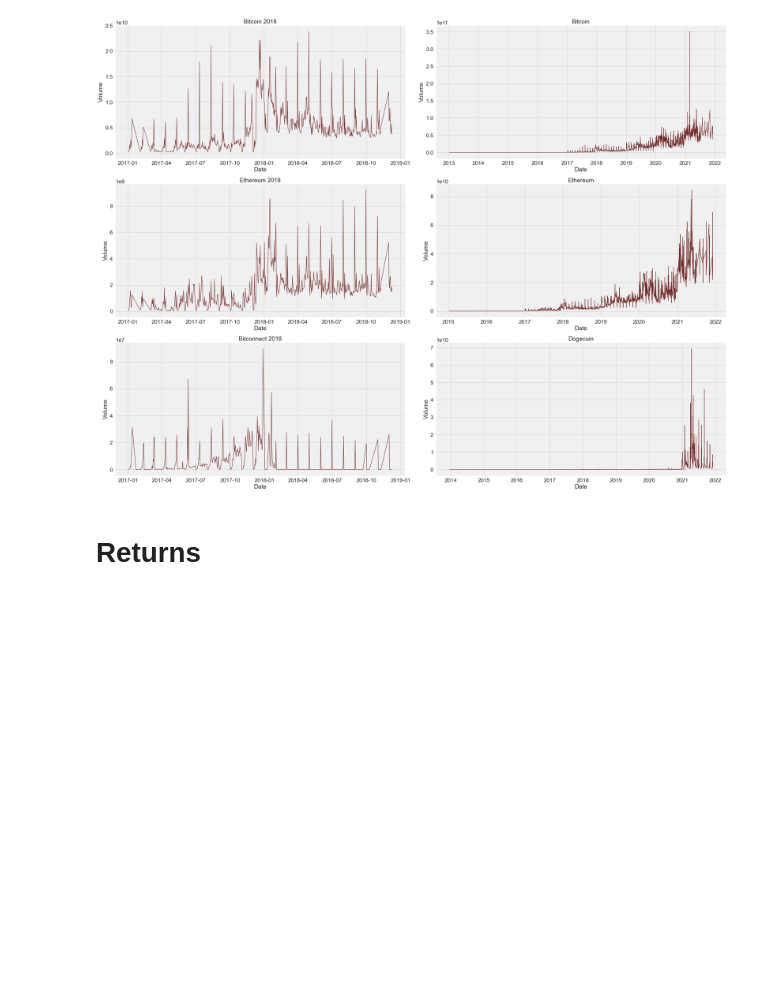
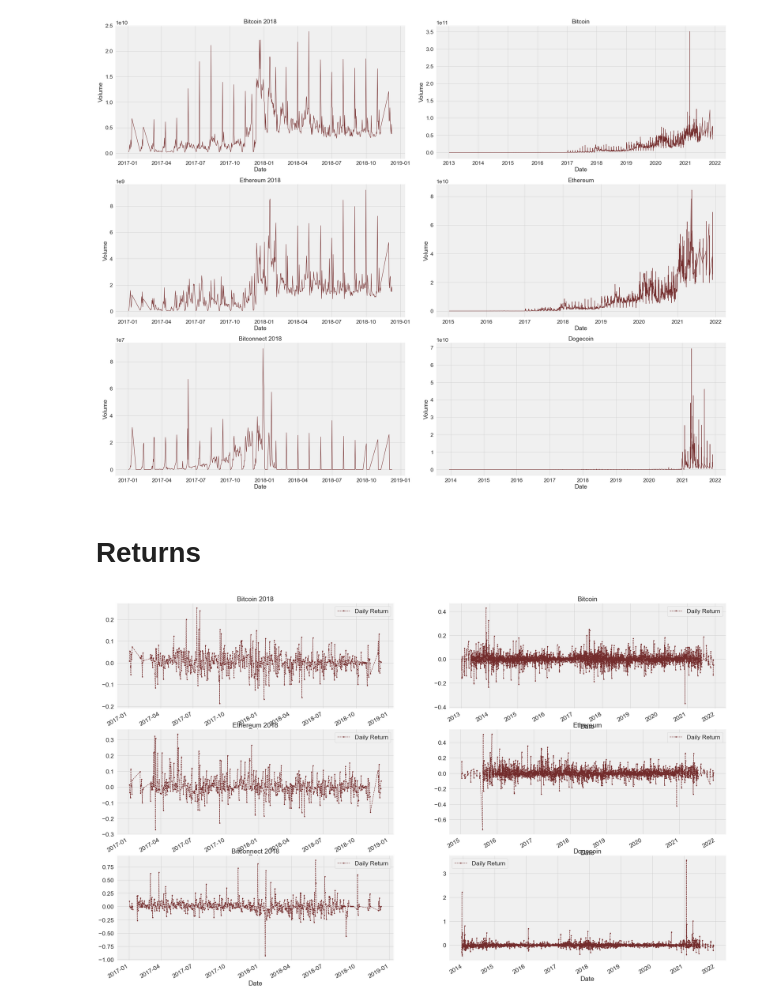
Before and after one commit to AkashKumarSingh11032001/IBM-Artificial-Intelligence-and-Machine-Learning-By-IBM-Watson, a Jupyter notebook: Final Projects 1 - CryptoCurrency Analysis/CryptoCurrency .ipynb, the cells around one changed output. Drawn from its saved outputs; the diff is of its cells as text; code cells hidden in the pictures; blank space fills up the shorter version.

Commit message:
CryptoAnalysis

```diff
--- a/Final Projects 1 - CryptoCurrency Analysis/CryptoCurrency .ipynb
+++ b/Final Projects 1 - CryptoCurrency Analysis/CryptoCurrency .ipynb
@@ -267,5 +267,17 @@ for i, var in enumerate(crypto):
     axs[row][pos].set_title(crypto[i])
 # %% [output]
 [figure]
-# %% [markdown]
-# Returns
+# %% [markdown]
+# Returns
+# %%
+for df in cryptoDf:
+    df['Daily Return'] = df['Close'].pct_change()
+fig, axs = plt.subplots(nrows=total_rows, ncols=total_cols,
+                        figsize=(14*total_cols, 7*total_rows), constrained_layout=True)
+for i, var in enumerate(crypto):
+    row = i//total_cols
+    pos = i % total_cols
+    cryptoDf[i]['Daily Return'].plot(ax=axs[row][pos], legend=True,color='#732C2C', linestyle='--', marker='.')
+    axs[row][pos].set_title(crypto[i])
+# %% [output]
+[figure, added]
```
Also changed, not shown: parts of 6 cells of this notebook.
